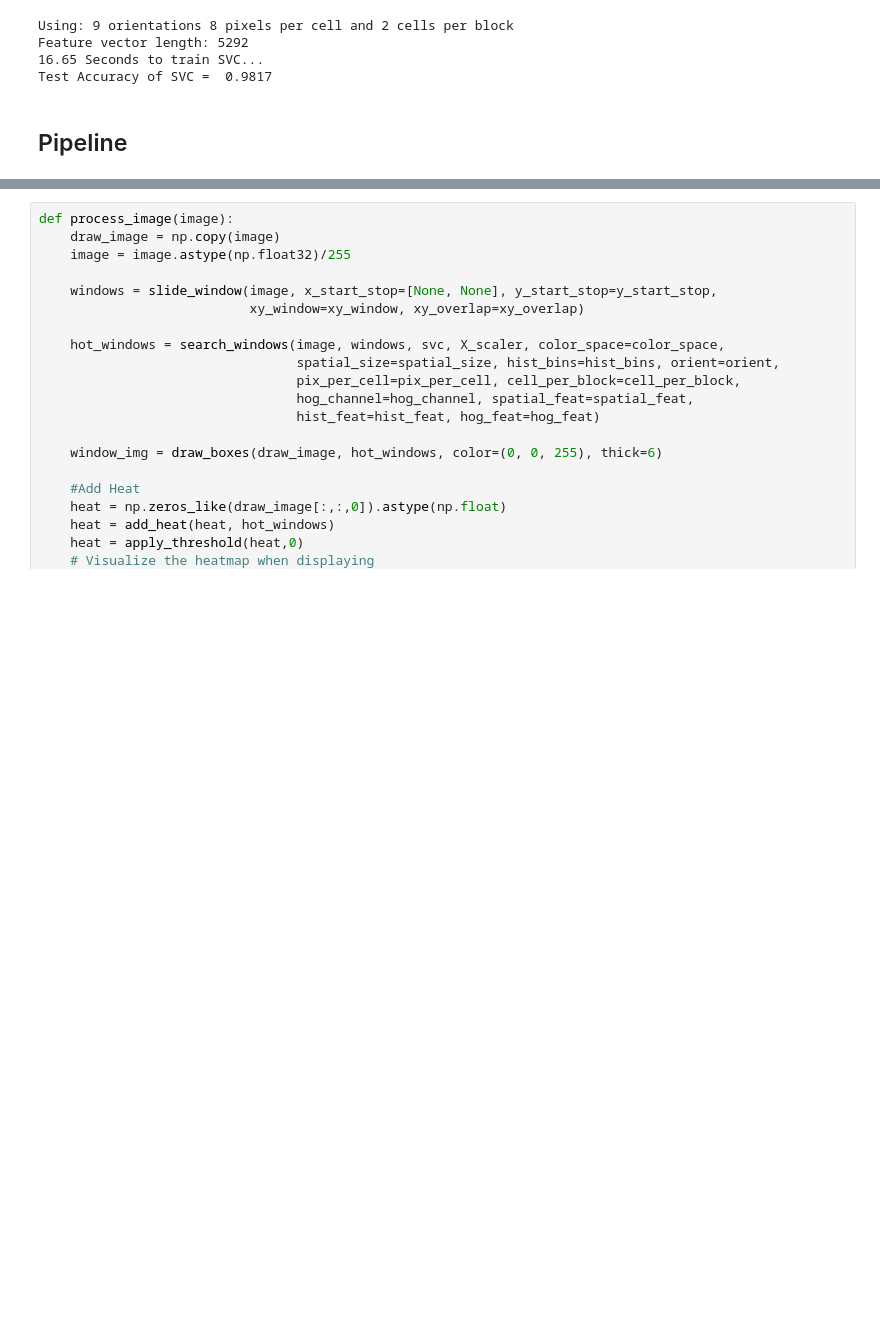
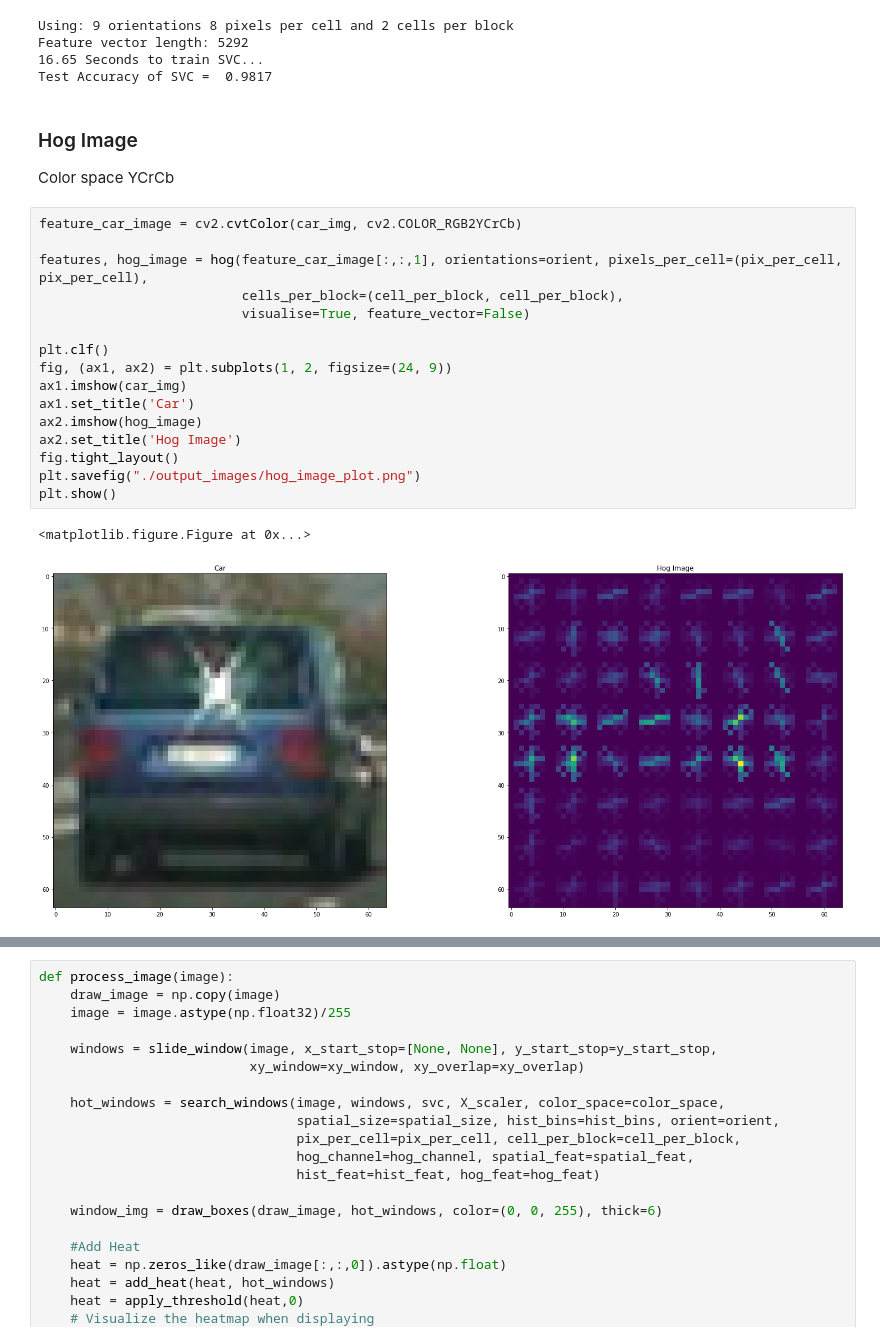
Before and after one commit to tkandala/CarND-Vehicle-Detection, a Jupyter notebook: Vehicle Detection.ipynb, the cells around one changed output, grey strips where cells are left out. Cells and saved outputs as stored; diff of their text form; blank space fills up the shorter version.

```diff
--- a/Vehicle Detection.ipynb
+++ b/Vehicle Detection.ipynb
@@ -385,5 +346,26 @@ Using: 9 orientations 8 pixels per cell and 2 cells per block
 Feature vector length: 5292
 16.65 Seconds to train SVC...
 Test Accuracy of SVC =  0.9817
-# %% [markdown]
-## Pipeline
+# %% [markdown]
+### Hog Image
+
+Color space YCrCb
+# %%
+feature_car_image = cv2.cvtColor(car_img, cv2.COLOR_RGB2YCrCb)
+
+features, hog_image = hog(feature_car_image[:,:,1], orientations=orient, pixels_per_cell=(pix_per_cell, pix_per_cell),
+                          cells_per_block=(cell_per_block, cell_per_block),
+                          visualise=True, feature_vector=False)
+
+plt.clf()
+fig, (ax1, ax2) = plt.subplots(1, 2, figsize=(24, 9))
+ax1.imshow(car_img)
+ax1.set_title('Car')
+ax2.imshow(hog_image)
+ax2.set_title('Hog Image')
+fig.tight_layout()
+plt.savefig("./output_images/hog_image_plot.png")
+plt.show()
+# %% [output]
+<matplotlib.figure.Figure at 0x...>
+[figure, added]
```
Also changed, not shown: parts of 25 cells of this notebook, 19 other files.
